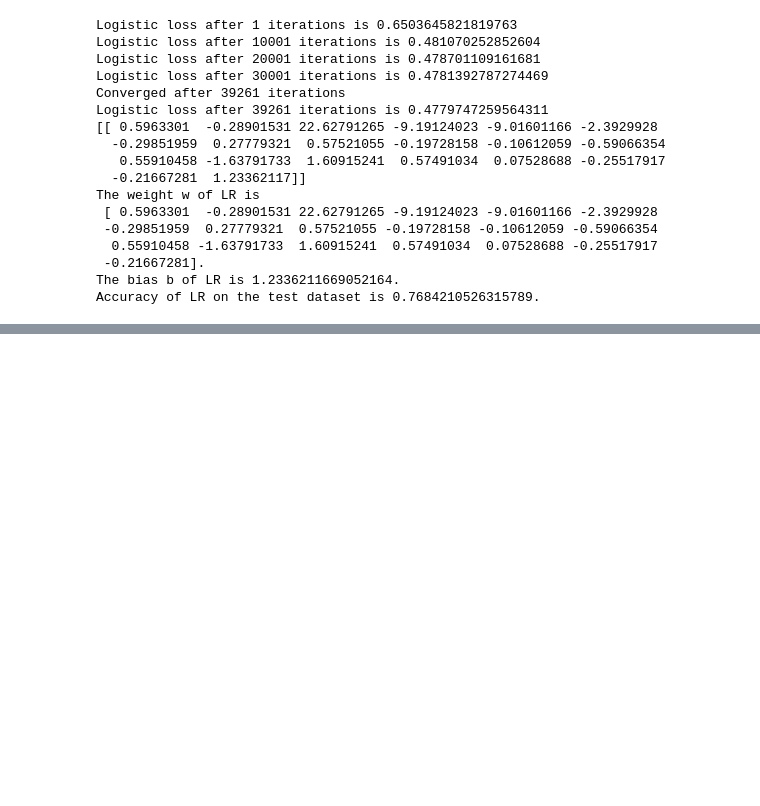
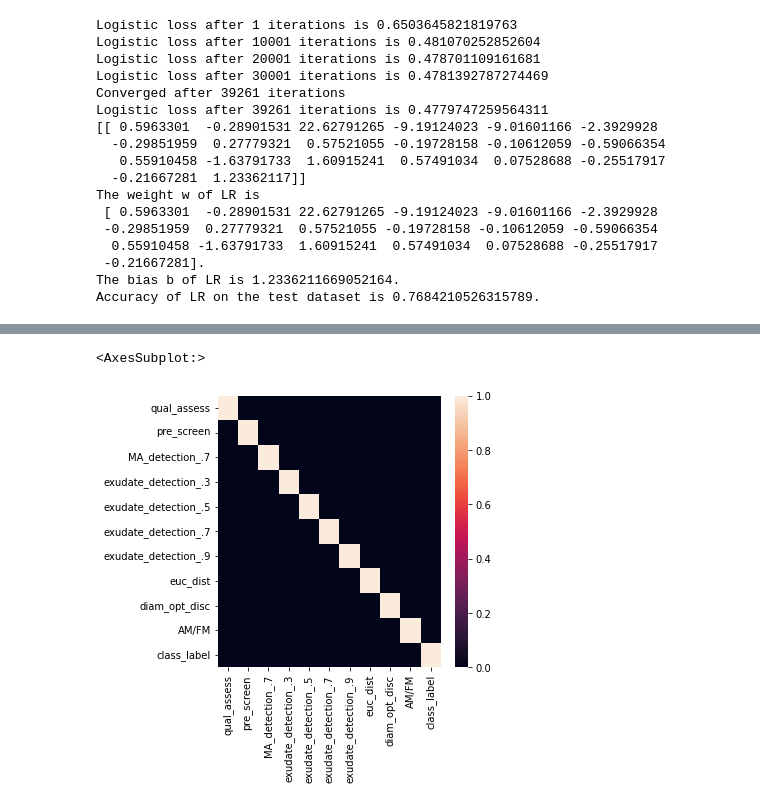
Before and after one commit to Giusseppe-97/Uncertainty_Quantification, a Jupyter notebook: code/code_classification/Messidor/logistic_regression_messidor.ipynb, the cells around one changed output, grey strips where cells are left out. Saved outputs shown, nothing was run; the diff lists cells and outputs as text; code cells hidden in the pictures; blank space fills up the shorter version.

```diff
--- a/code/code_classification/Messidor/logistic_regression_messidor.ipynb
+++ b/code/code_classification/Messidor/logistic_regression_messidor.ipynb
@@ -272,0 +448,6 @@ Accuracy of LR on the test dataset is 0.7684210526315789.
+# %%
+fig = plt.figure(figsize = (5,5))
+sns.heatmap(abs(df_MA7.corr()) > .8)
+# %% [output]
+<AxesSubplot:>
+[figure, added]
```
Also changed, not shown: parts of 29 cells of this notebook.
